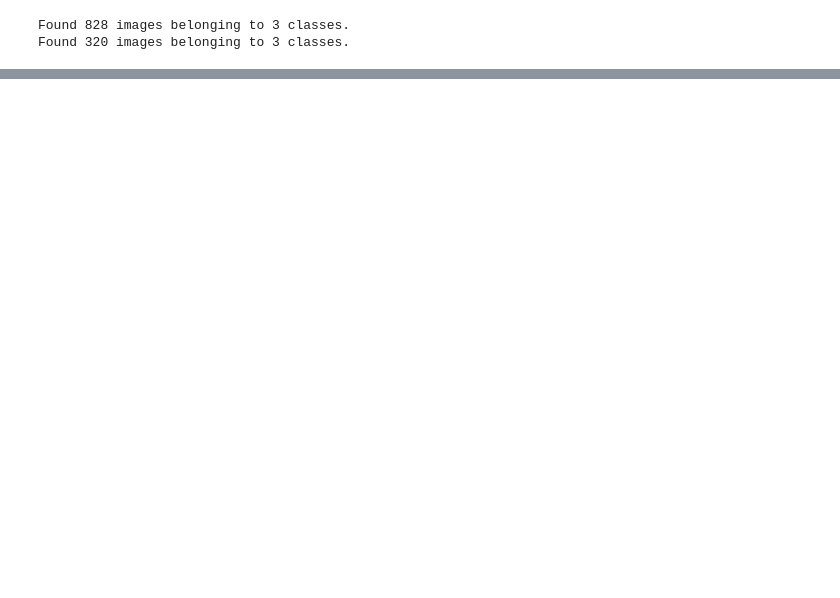
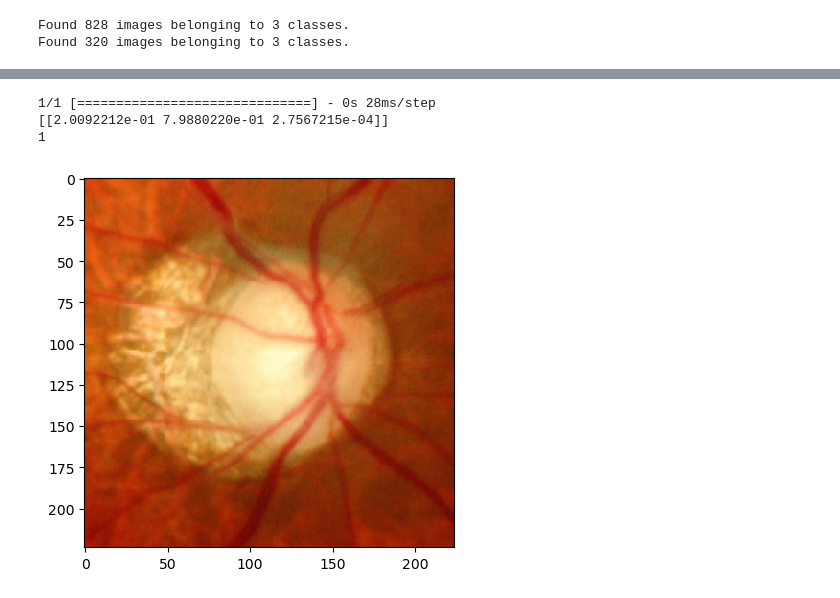
Before and after one commit to KHH0618/mbcAcademy, a Jupyter notebook: source/09_이미지처리/04_녹내장_전이학습.ipynb, the cells around one changed output, grey strips where cells are left out. Saved outputs shown, nothing was run; the diff lists cells and outputs as text; code cells hidden in the pictures; blank space fills up the shorter version.

```diff
--- a/source/09_이미지처리/04_녹내장_전이학습.ipynb
+++ b/source/09_이미지처리/04_녹내장_전이학습.ipynb
@@ -97,0 +129,14 @@ test_img.shape
+# %%
+img = image.load_img('data/test.png', target_size=(224,224))
+x = image.img_to_array(img).reshape(-1,224,224,3)
+pred = model.predict(x)
+print(pred)
+
+print(pred.argmax())
+plt.imshow(img)
+plt.show()
+# %% [output]
+1/1 [==============================] - 0s 28ms/step
+[[2.0092212e-01 7.9880220e-01 2.7567215e-04]]
+1
+[figure, added]
```
Also changed, not shown: parts of 6 cells of this notebook, 3 other files.
